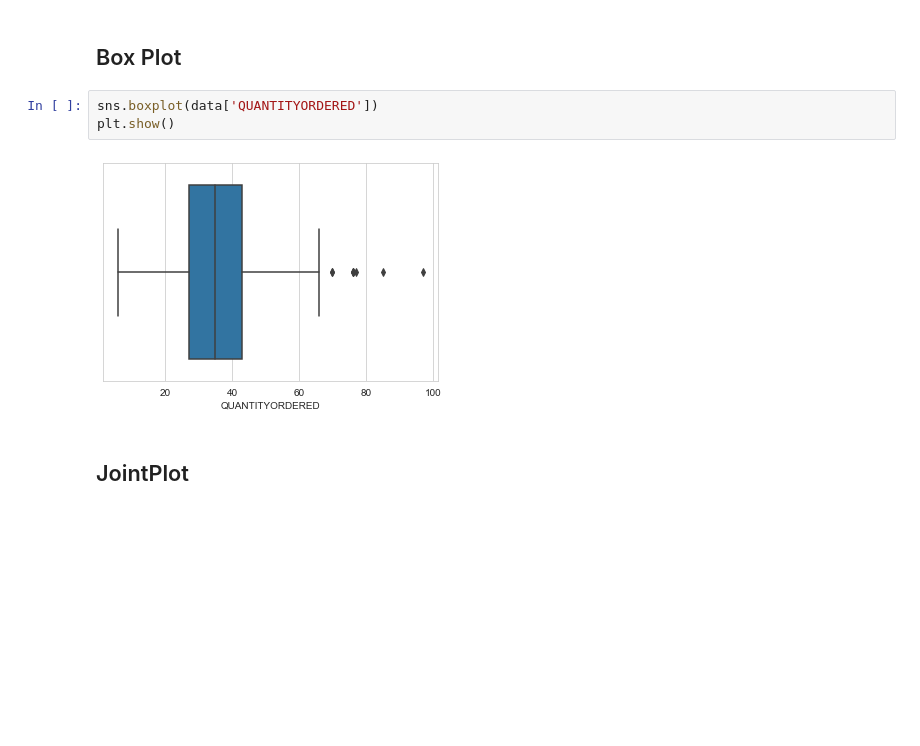
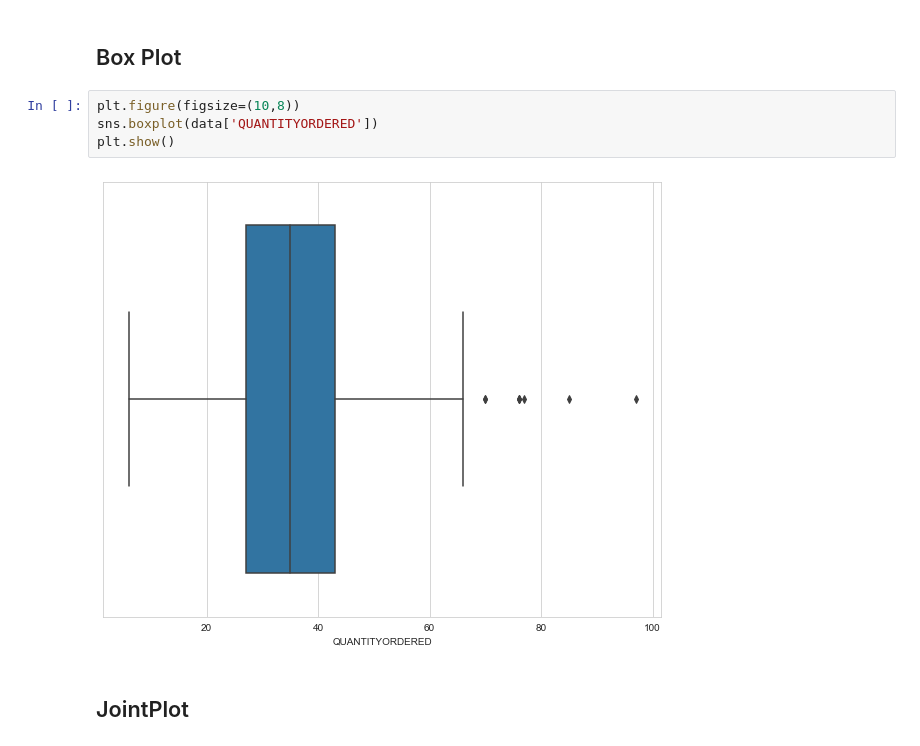
Before and after one commit to Deepanshuchauhan123/Machine-Learning, a Jupyter notebook: Seaborn/Seaborn.ipynb, the cells around one changed output. Cells and saved outputs as stored; diff of their text form; blank space fills up the shorter version.

```diff
--- a/Seaborn/Seaborn.ipynb
+++ b/Seaborn/Seaborn.ipynb
@@ -58,10 +58,11 @@ plt.show()
 # %% [markdown]
 ## Box Plot
 # %%
+plt.figure(figsize=(10,8))
 sns.boxplot(data['QUANTITYORDERED'])
 plt.show()
 # %% [output]
-[figure, old version]
+[figure, new version]
 # %% [markdown]
 ## JointPlot
 # %%
```
Also changed, not shown: parts of 2 cells of this notebook, 2 other files.
